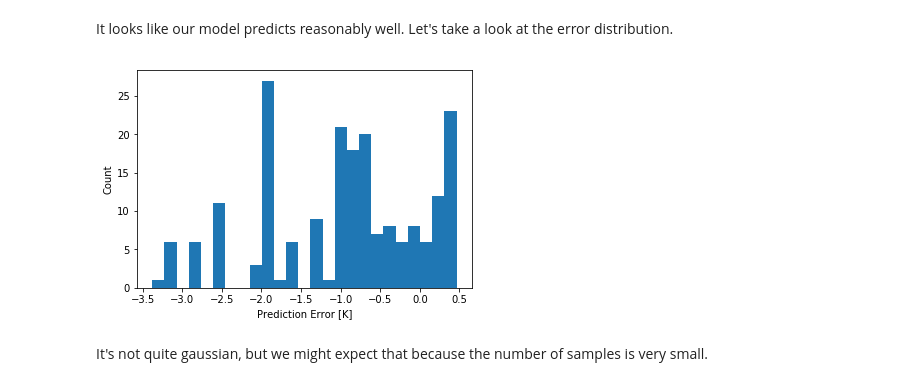
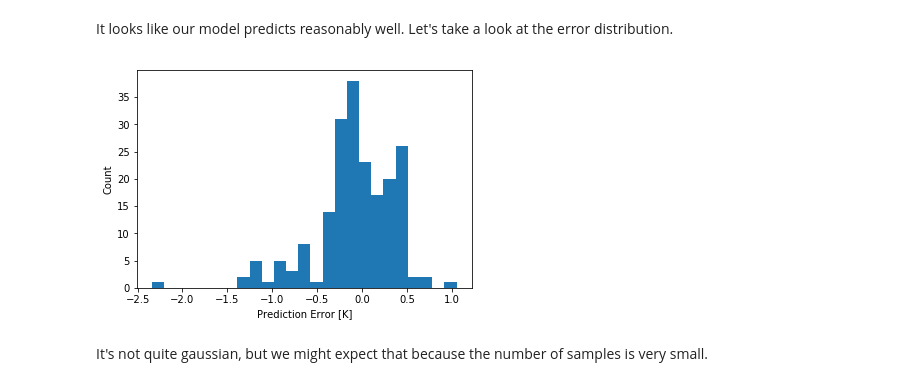
Before and after one commit to astrodatos/proyecto_neuralclusters, a Jupyter notebook: Neural_Clusters.ipynb, the cells around one changed output. Saved outputs shown, nothing was run; the diff lists cells and outputs as text; code cells hidden in the pictures.

```diff
--- a/Neural_Clusters.ipynb
+++ b/Neural_Clusters.ipynb
@@ -291,7 +291,7 @@ Finally, predict Temperature values using data in the testing set:
 #print(norm_test_labels)
 
 test_predictions = model.predict(norm_test_feat).flatten()
-test_predictions = model.predict(norm_test_feat)
+#test_predictions = model.predict(norm_test_feat)
 #print(test_predictions)
 
 plt.scatter(norm_test_labels, test_predictions, color='red')
@@ -312,12 +312,12 @@ plt.axis('square')
 # %% [markdown]
 It looks like our model predicts reasonably well. Let's take a look at the error distribution.
 # %%
-error = test_predictions[0]- norm_test_labels
+error = test_predictions - norm_test_labels
 plt.hist(error, bins = 25)
 plt.xlabel("Prediction Error [K]")
 _ = plt.ylabel("Count")
 # %% [output]
-[figure, old version]
+[figure, new version]
 # %% [markdown]
 It's not quite gaussian, but we might expect that because the number of samples is very small.
 # %% [markdown]
```
Also changed, not shown: parts of 3 cells of this notebook.
